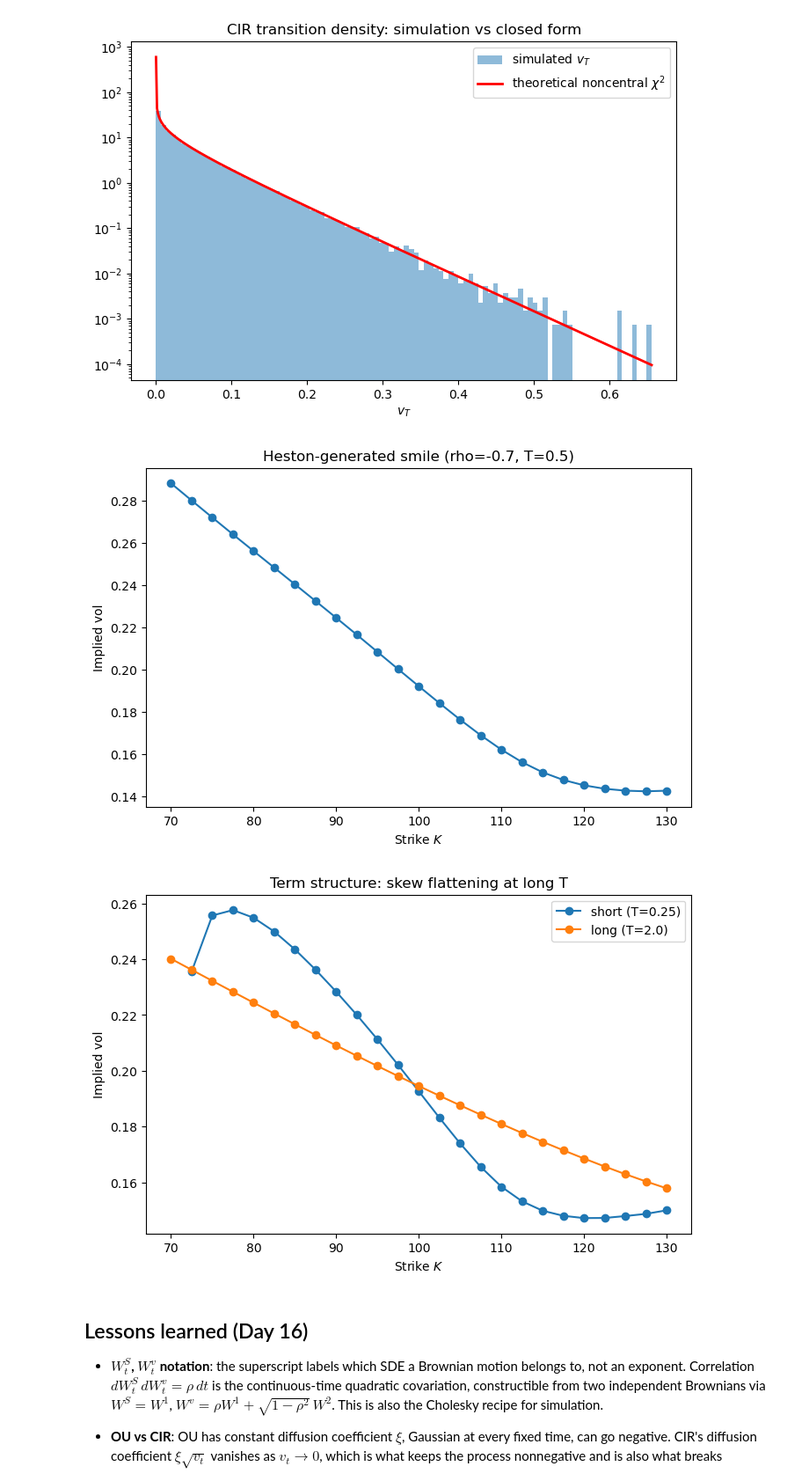
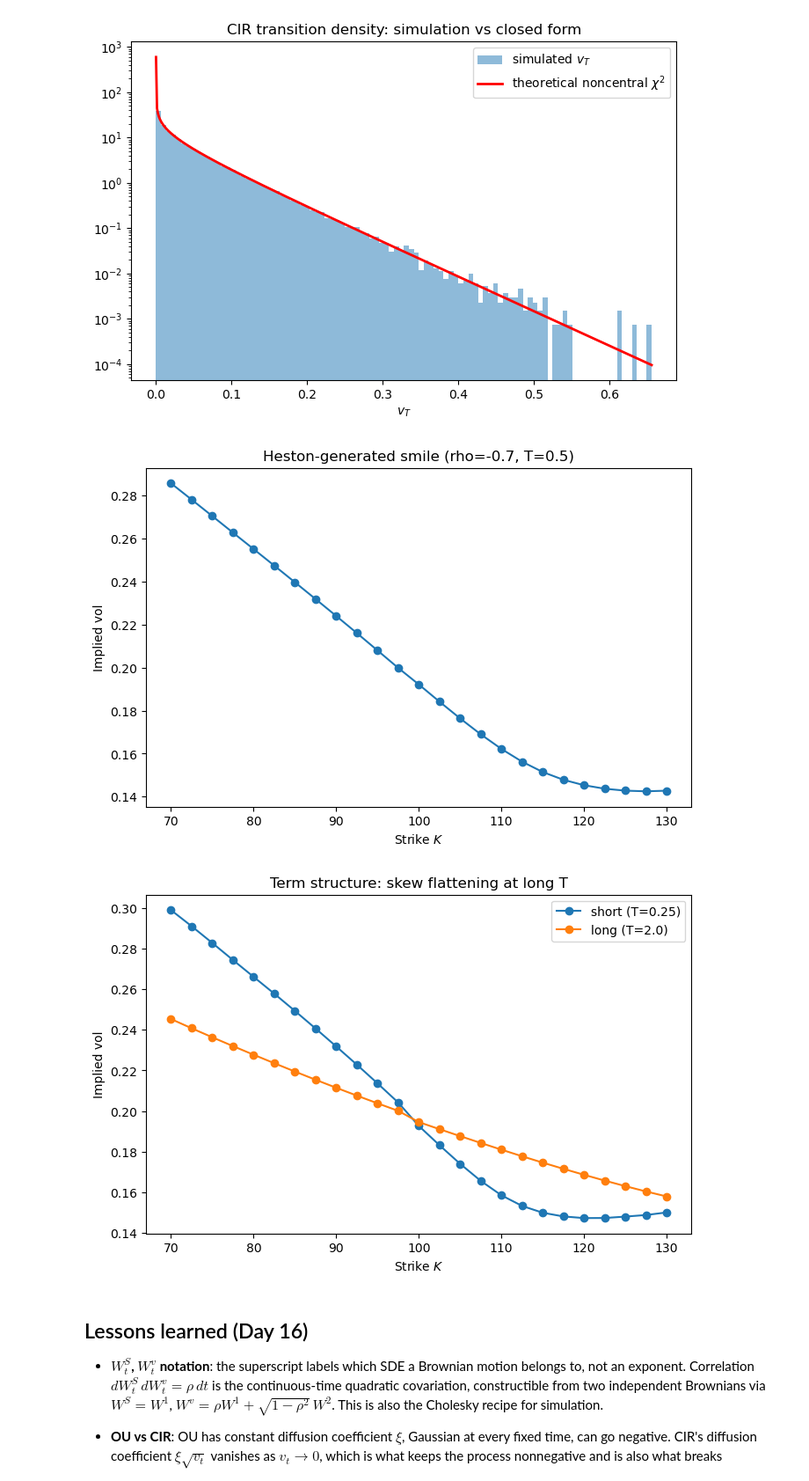
Before and after one commit to Kunvuthi/quant-project, a Jupyter notebook: notebooks/08_heston.ipynb, the cells around one changed output. Shown at 88% size. Saved outputs shown, nothing was run; the diff lists cells and outputs as text; code cells hidden in the pictures.

Commit message:
Remove vega amplication during plot and simulation

```diff
--- a/notebooks/08_heston.ipynb
+++ b/notebooks/08_heston.ipynb
@@ -123,9 +121,14 @@ strikes = np.linspace(70, 130, 25)
 ivs = np.empty_like(strikes)
 
 for i, K in enumerate(strikes):
-    payoff = np.maximum(S_T_smile - K, 0.0)
+    if K >= S0:
+        payoff = np.maximum(S_T_smile - K, 0.0)
+        opt = 'call'
+    else:
+        payoff = np.maximum(K  - S_T_smile, 0.0)
+        opt = 'put'
     price = np.exp(-r * T_smile) * payoff.mean()
-    ivs[i] = bsm_implied_vol(price, S0, K, T_smile, r, option_type='call')  # match your actual signature
+    ivs[i] = bsm_implied_vol(price, S0, K, T_smile, r, option_type=opt)
 
 plt.figure(figsize=(8, 5))
 plt.plot(strikes, ivs, 'o-')
@@ -134,32 +137,37 @@ plt.ylabel("Implied vol")
 plt.title(f"Heston-generated smile (rho={rho}, T={T_smile})")
 plt.show()
 # %% [output]
-[figure, old version]
+[figure, new version]
 # %%
 rng = np.random.default_rng(3)
 maturities = {"short (T=0.25)": 0.25, "long (T=2.0)": 2.0}
 strikes_ts = np.linspace(70, 130, 25)
 
 plt.figure(figsize=(8, 5))
 for label, T_m in maturities.items():
     n_steps_m = max(int(252 * T_m), 10)
     S_ts, _ = simulate_heston_paths(S0, v0, kappa, theta, xi, rho, r,
                                       T=T_m, n_steps=n_steps_m, n_paths=300_000, rng=rng)
     S_T_ts = S_ts[:, -1]
     ivs_ts = np.empty_like(strikes_ts)
     for i, K in enumerate(strikes_ts):
-        payoff = np.maximum(S_T_ts - K, 0.0)
+        if K >= S0:
+            payoff = np.maximum(S_T_ts - K, 0.0)
+            opt = 'call'
+        else:
+            payoff = np.maximum(K  - S_T_ts, 0.0)
+            opt = 'put'
         price = np.exp(-r * T_m) * payoff.mean()
-        ivs_ts[i] = bsm_implied_vol(price, S0, K, T_m, r, option_type='call')
+        ivs_ts[i] = bsm_implied_vol(price, S0, K, T_m, r, option_type=opt)
     plt.plot(strikes_ts, ivs_ts, 'o-', label=label)
 
 plt.xlabel("Strike $K$")
 plt.ylabel("Implied vol")
 plt.legend()
 plt.title("Term structure: skew flattening at long T")
 plt.show()
 # %% [output]
-[figure, old version]
+[figure, new version]
 # %% [markdown]
 ## Lessons learned (Day 16)
 
```
Also changed, not shown: parts of 1 cell of this notebook.
